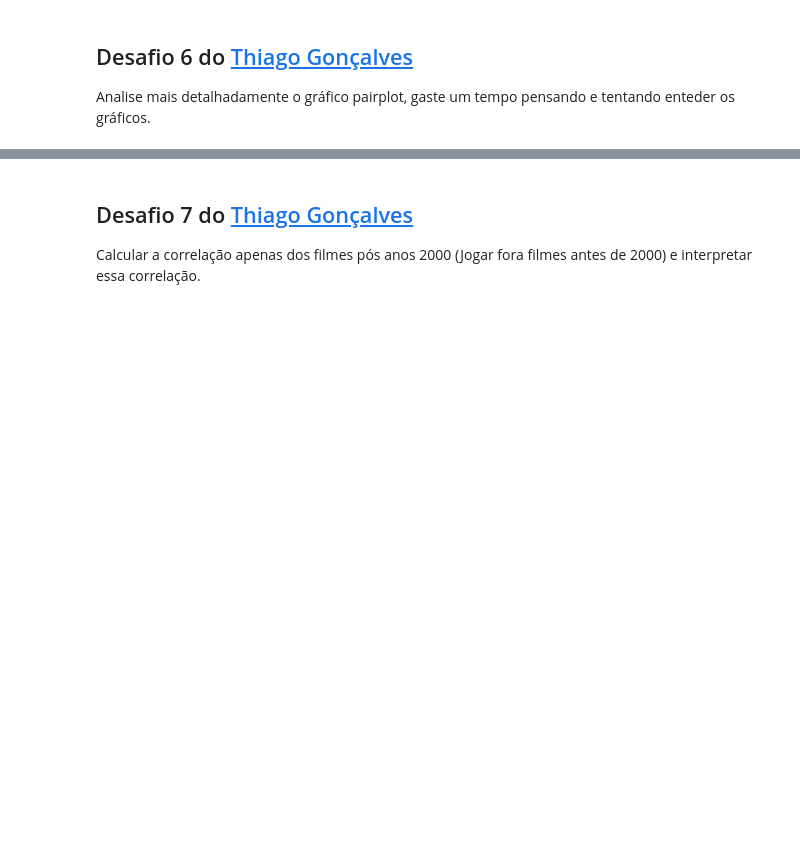
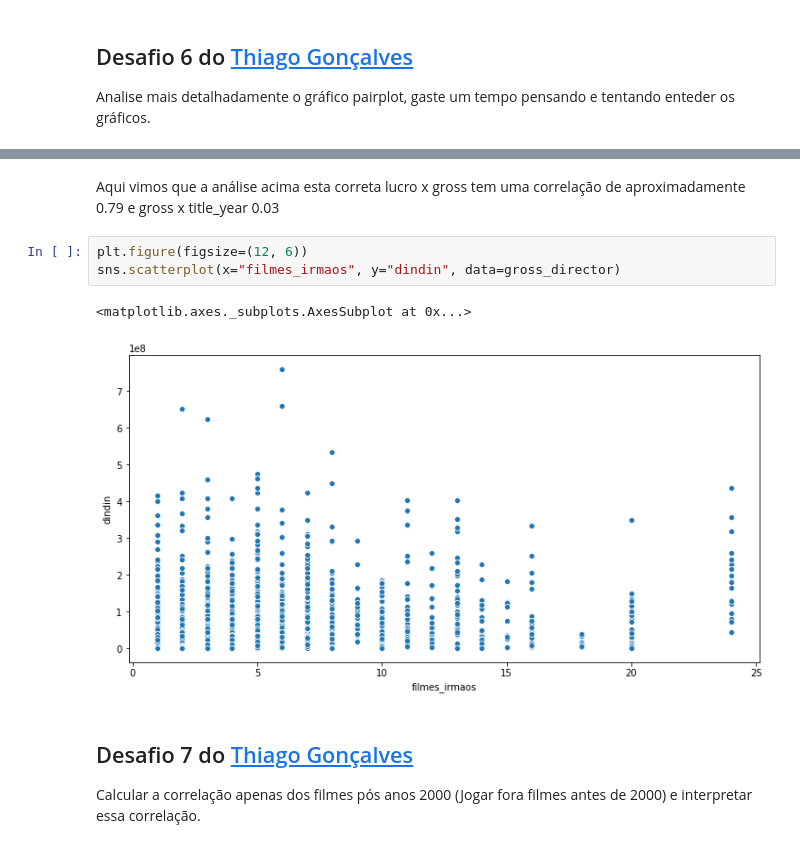
Before and after one commit to alexandrealvees/Quarentena, a Jupyter notebook: quarentena_de_dados_alura.ipynb, the cells around one changed output, grey strips where cells are left out. Saved outputs shown, nothing was run; the diff lists cells and outputs as text; blank space fills up the shorter version.

```diff
--- a/quarentena_de_dados_alura.ipynb
+++ b/quarentena_de_dados_alura.ipynb
@@ -1260,3 +1217,11 @@ Analise mais detalhadamente o gráfico pairplot, gaste um tempo pensando e tenta
+# %% [markdown]
+Aqui vimos que a análise acima esta correta lucro x gross tem uma correlação de aproximadamente 0.79 e gross x title_year 0.03
+# %%
+plt.figure(figsize=(12, 6))
+sns.scatterplot(x="filmes_irmaos", y="dindin", data=gross_director)
+# %% [output]
+<matplotlib.axes._subplots.AxesSubplot at 0x...>
+[figure, added]
 # %% [markdown]
 ## Desafio 7 do [Thiago Gonçalves](https://twitter.com/tgcsantos)
 
```
Also changed, not shown: parts of 96 cells of this notebook.
